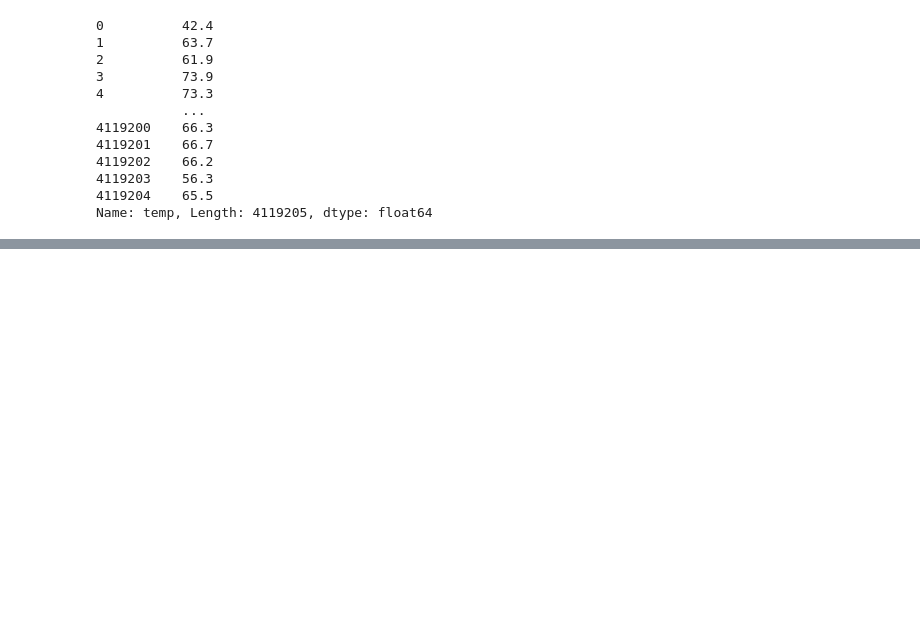
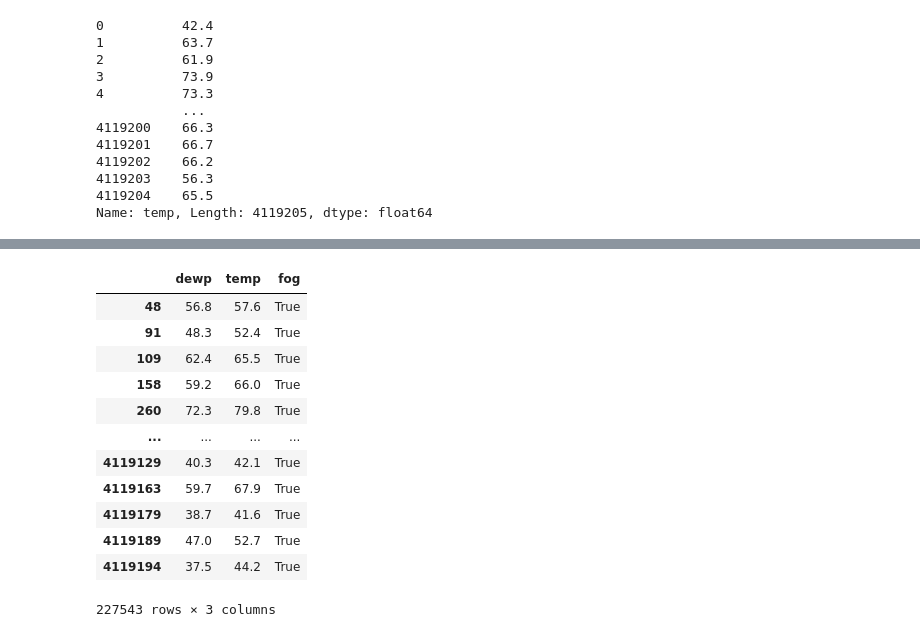
Before and after one commit to igoro00/pdzd, a Jupyter notebook: main.ipynb, the cells around one changed output, grey strips where cells are left out. Drawn from its saved outputs; the diff is of its cells as text; code cells hidden in the pictures; blank space fills up the shorter version.

```diff
--- a/main.ipynb
+++ b/main.ipynb
@@ -110,0 +195,16 @@ Name: temp, Length: 4119205, dtype: float64
+# %%
+df[df["fog"] == True][["dewp", "temp", "fog"]]
+# %% [output]
+|  | dewp | temp | fog |
+| 48 | 56.8 | 57.6 | True |
+| 91 | 48.3 | 52.4 | True |
+| 109 | 62.4 | 65.5 | True |
+| 158 | 59.2 | 66.0 | True |
+| 260 | 72.3 | 79.8 | True |
+| ... | ... | ... | ... |
+| 4119129 | 40.3 | 42.1 | True |
+| 4119163 | 59.7 | 67.9 | True |
+| 4119179 | 38.7 | 41.6 | True |
+| 4119189 | 47.0 | 52.7 | True |
+| 4119194 | 37.5 | 44.2 | True |
+227543 rows × 3 columns
```
Also changed, not shown: parts of 17 cells of this notebook, 1 other file.
